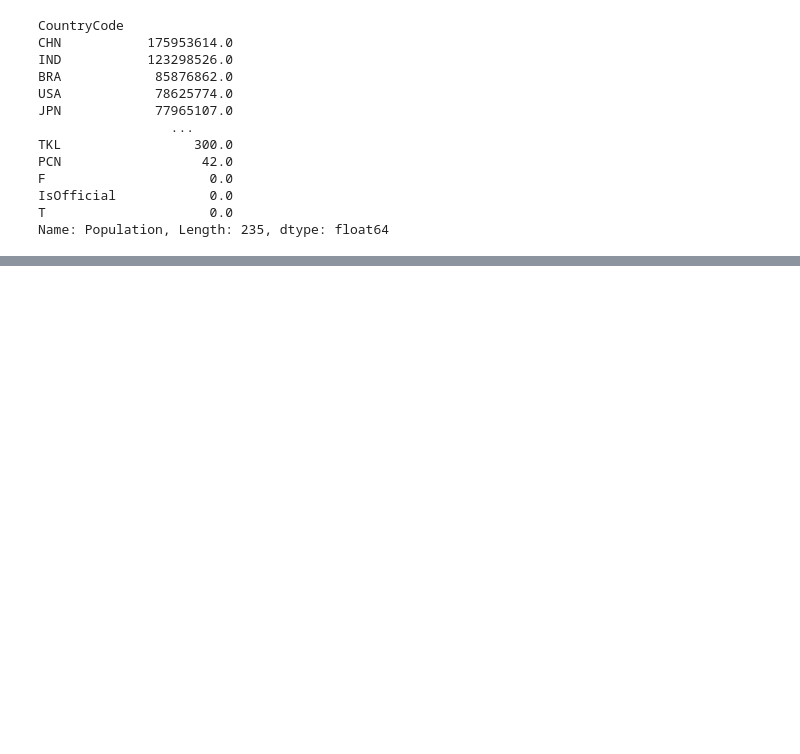
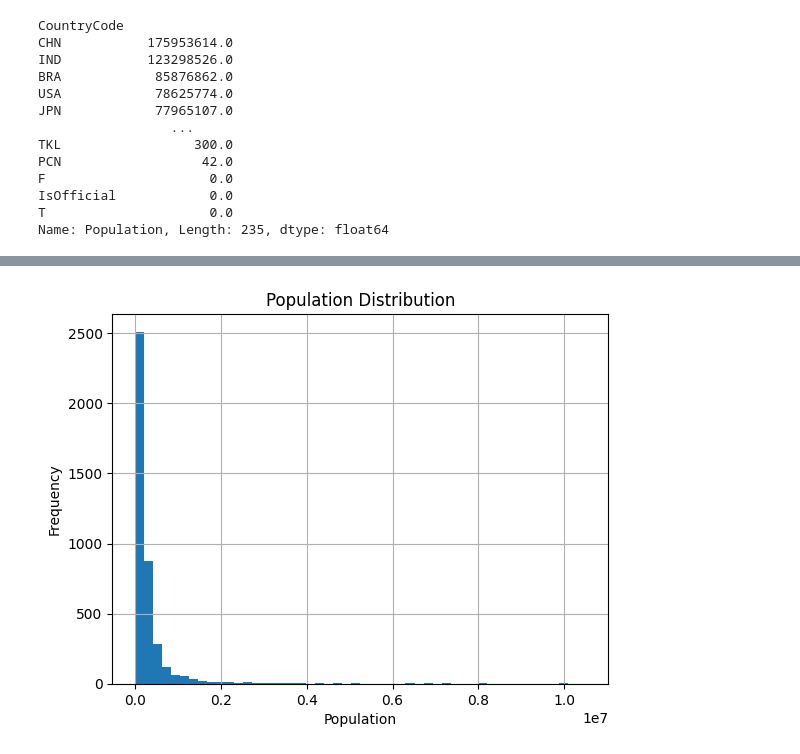
Before and after one commit to masum-auch/AI-Engineer, a Jupyter notebook: ml_learning/ml_data_cleaning/10-data-cleaning.ipynb, the cells around one changed output, grey strips where cells are left out. Cells and saved outputs as stored; diff of their text form; code cells hidden in the pictures; blank space fills up the shorter version.

```diff
--- a/ml_learning/ml_data_cleaning/10-data-cleaning.ipynb
+++ b/ml_learning/ml_data_cleaning/10-data-cleaning.ipynb
@@ -134,0 +220,8 @@ warnings.filterwarnings('ignore')
+# %%
+df['Population'].hist(bins=50)
+plt.xlabel("Population")
+plt.ylabel("Frequency")
+plt.title("Population Distribution")
+plt.show()
+# %% [output]
+[figure, added]
```
Also changed, not shown: parts of 10 cells of this notebook.
